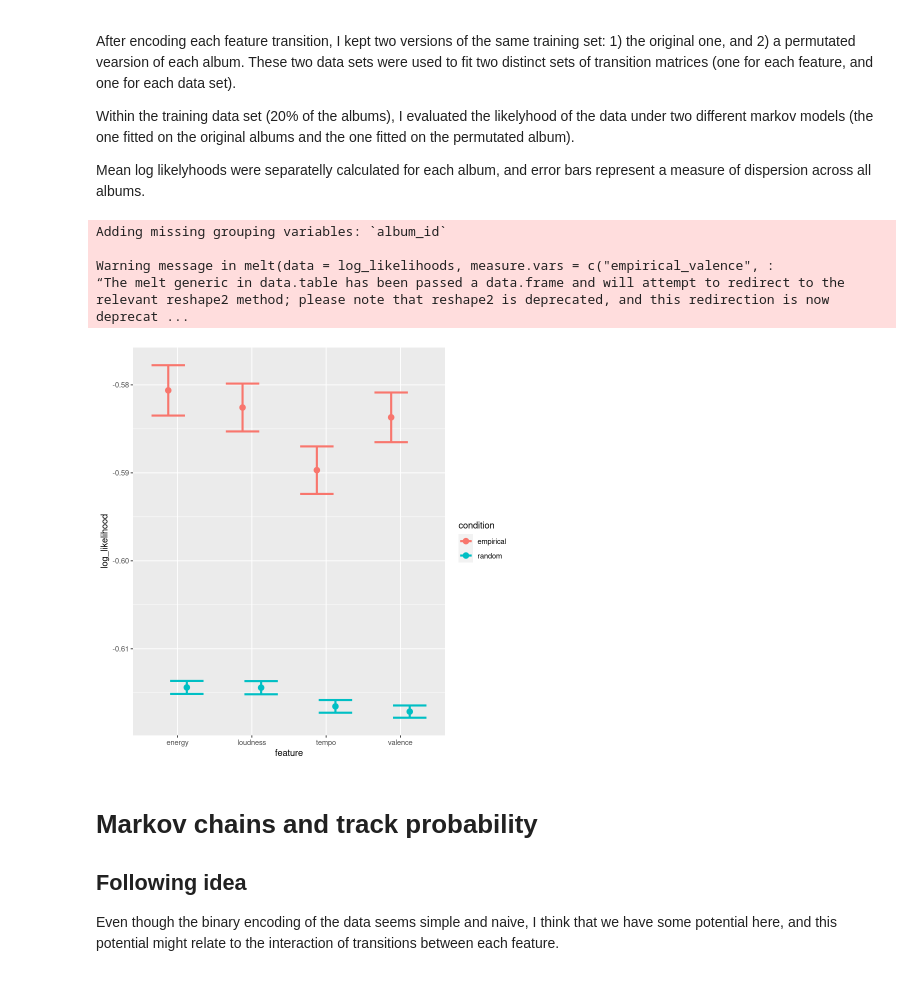
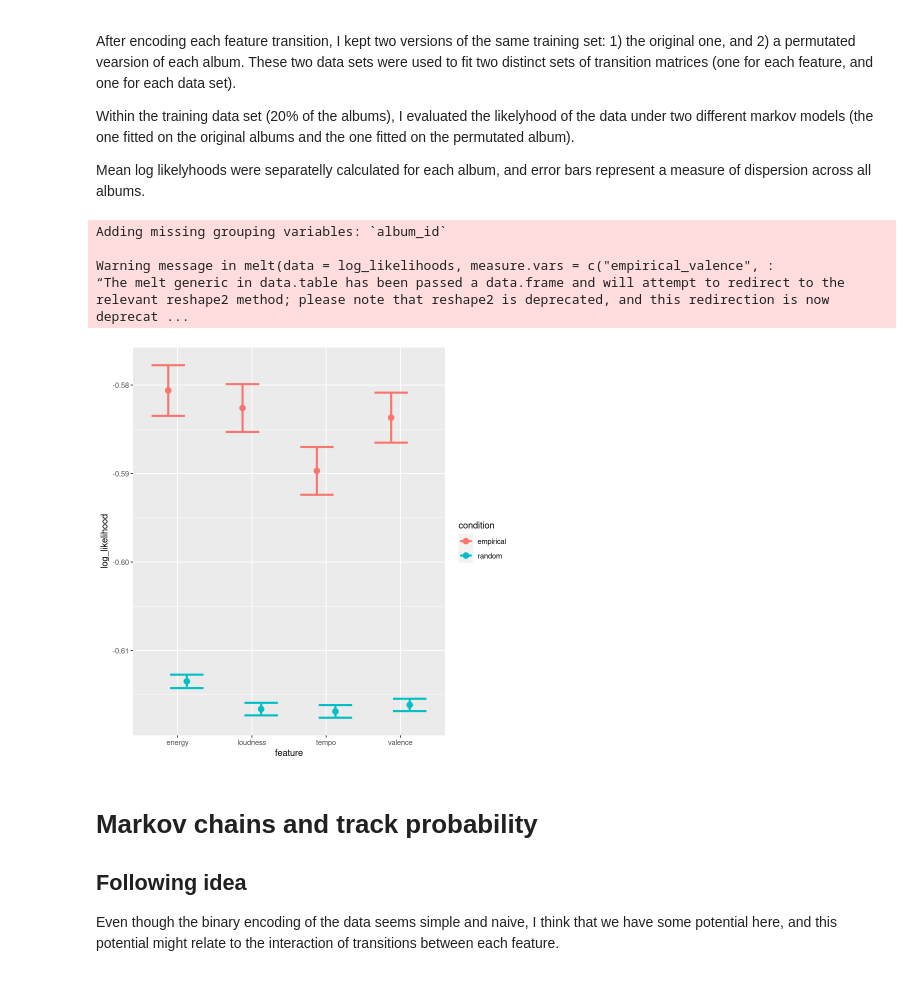
Before and after one commit to pasoneto/doc_suomi, a Jupyter notebook: code/analysis/markov_rerun.ipynb, the cells around one changed output. Cells and saved outputs as stored; diff of their text form; code cells hidden in the pictures.

Commit message:
image

```diff
--- a/code/analysis/markov_rerun.ipynb
+++ b/code/analysis/markov_rerun.ipynb
@@ -52,7 +52,7 @@ dt = base() %>%
 dt = album_splitter(dt)
 
 # split into traning and test data
-dt_train  = dt[1:length(dt)*0.8]
+dt_train  = dt[1:(length(dt)*0.8)]
 dt_test   = dt[(length(dt)*0.8):length(dt)]
 
 valence = c(); energy = c() ;loudness = c(); tempo = c()
@@ -137,34 +137,34 @@ log_likelihoods <-
 ll <-
     melt(data = log_likelihoods,
         measure.vars = c('empirical_valence',
                          'empirical_energy',
                          'empirical_loudness',
                          'empirical_tempo',
                          'random_valence',
                          'random_energy',
                          'random_loudness',
                          'random_tempo')
     )
 
 ll<-
     tidyr::separate(ll,
          variable,
          c("condition", "feature"),
          "_")
 
 teste <- plyr::ddply(ll, c('feature', 'condition'), plyr::summarise,
                            log_likelihood = mean(value),
                            se = sd(value)/sqrt(length(value))
 )
 ggplot(teste, aes(x=feature, y=log_likelihood, color = condition)) +
     geom_errorbar(size = 1.2, aes(ymin=log_likelihood-se, ymax=log_likelihood+se), position=position_dodge(0.5)) +
     geom_point(size = 3, position=position_dodge(0.5), fill = 'black')
 # %% [output]
 Adding missing grouping variables: `album_id`
 
 Warning message in melt(data = log_likelihoods, measure.vars = c("empirical_valence", :
 “The melt generic in data.table has been passed a data.frame and will attempt to redirect to the relevant reshape2 method; please note that reshape2 is deprecated, and this redirection is now deprecat ...
-[figure, old version]
+[figure, new version]
 # %% [markdown]
 # Markov chains and track probability
 
```
